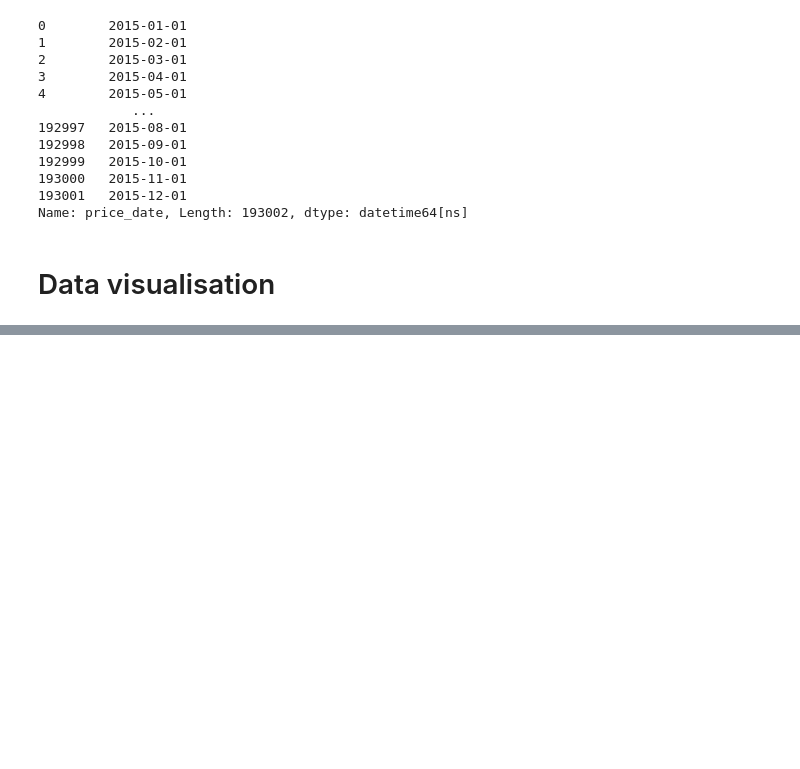
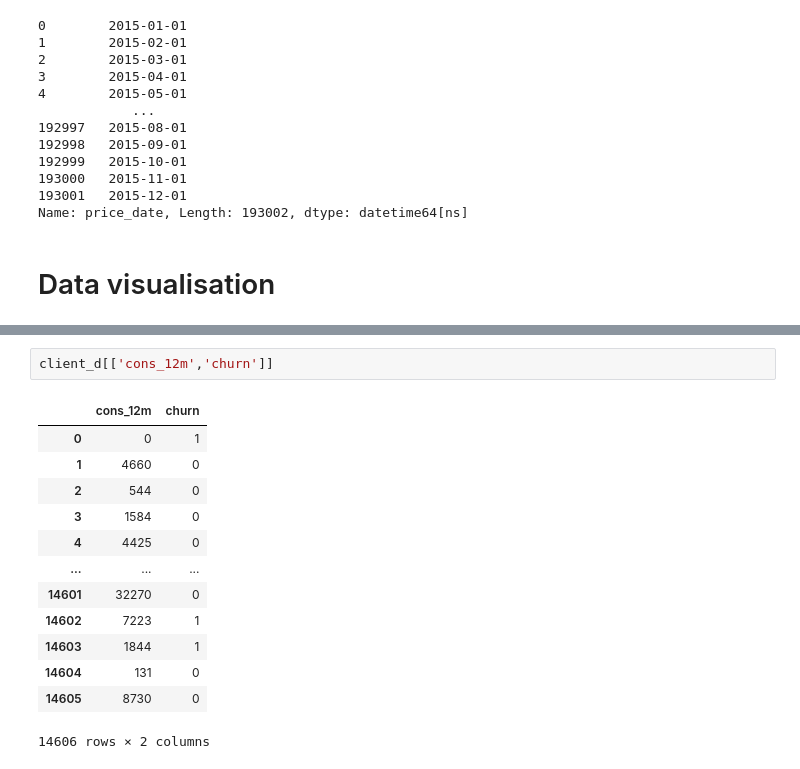
Before and after one commit to pi-mishra/BCG-Data-science-and-analytics-internship, a Jupyter notebook: BCG.ipynb, the cells around one changed output, grey strips where cells are left out. Saved outputs shown, nothing was run; the diff lists cells and outputs as text; blank space fills up the shorter version.

```diff
--- a/BCG.ipynb
+++ b/BCG.ipynb
@@ -370,0 +398,16 @@ client_d[client_d['channel_sales'] == 'MISSING']
+# %%
+client_d[['cons_12m','churn']]
+# %% [output]
+|  | cons_12m | churn |
+| 0 | 0 | 1 |
+| 1 | 4660 | 0 |
+| 2 | 544 | 0 |
+| 3 | 1584 | 0 |
+| 4 | 4425 | 0 |
+| ... | ... | ... |
+| 14601 | 32270 | 0 |
+| 14602 | 7223 | 1 |
+| 14603 | 1844 | 1 |
+| 14604 | 131 | 0 |
+| 14605 | 8730 | 0 |
+14606 rows × 2 columns
```
Also changed, not shown: parts of 8 cells of this notebook.
